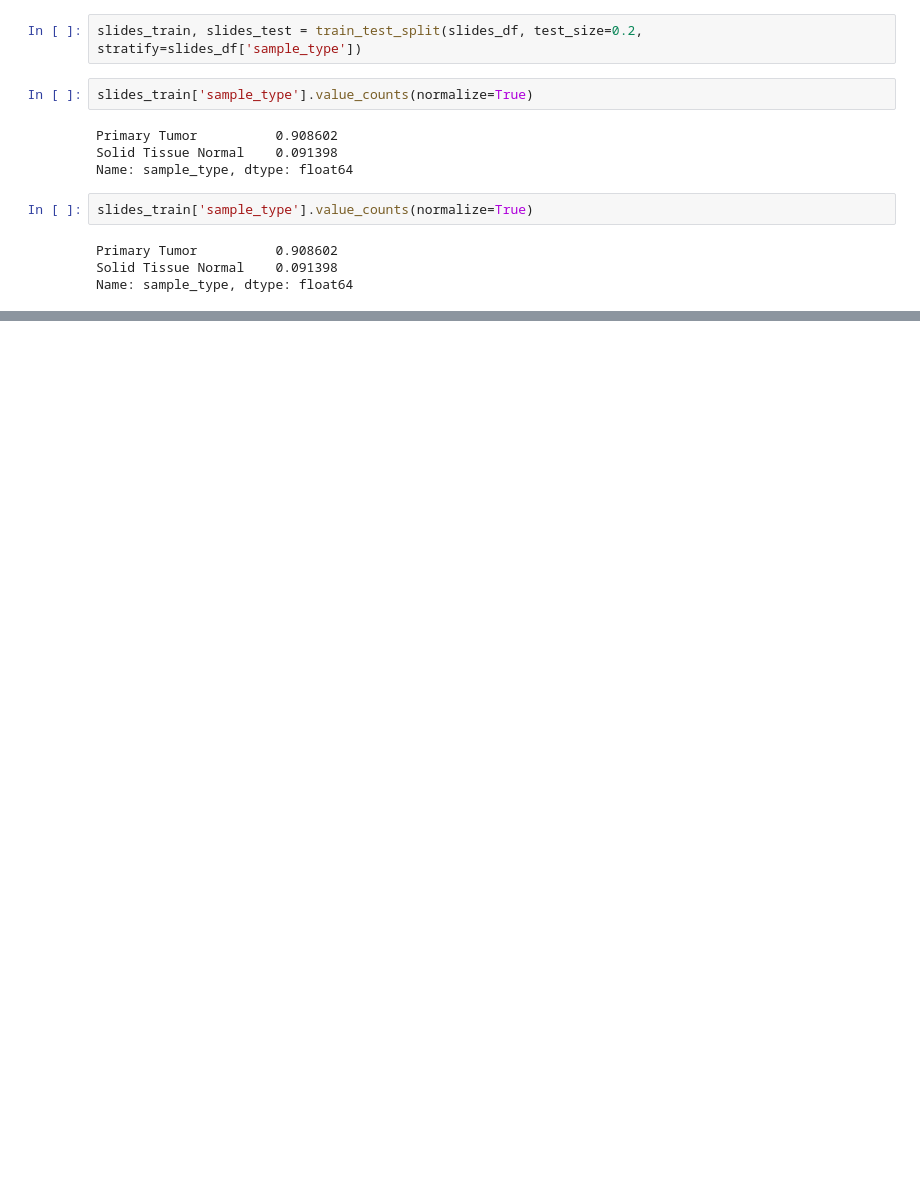
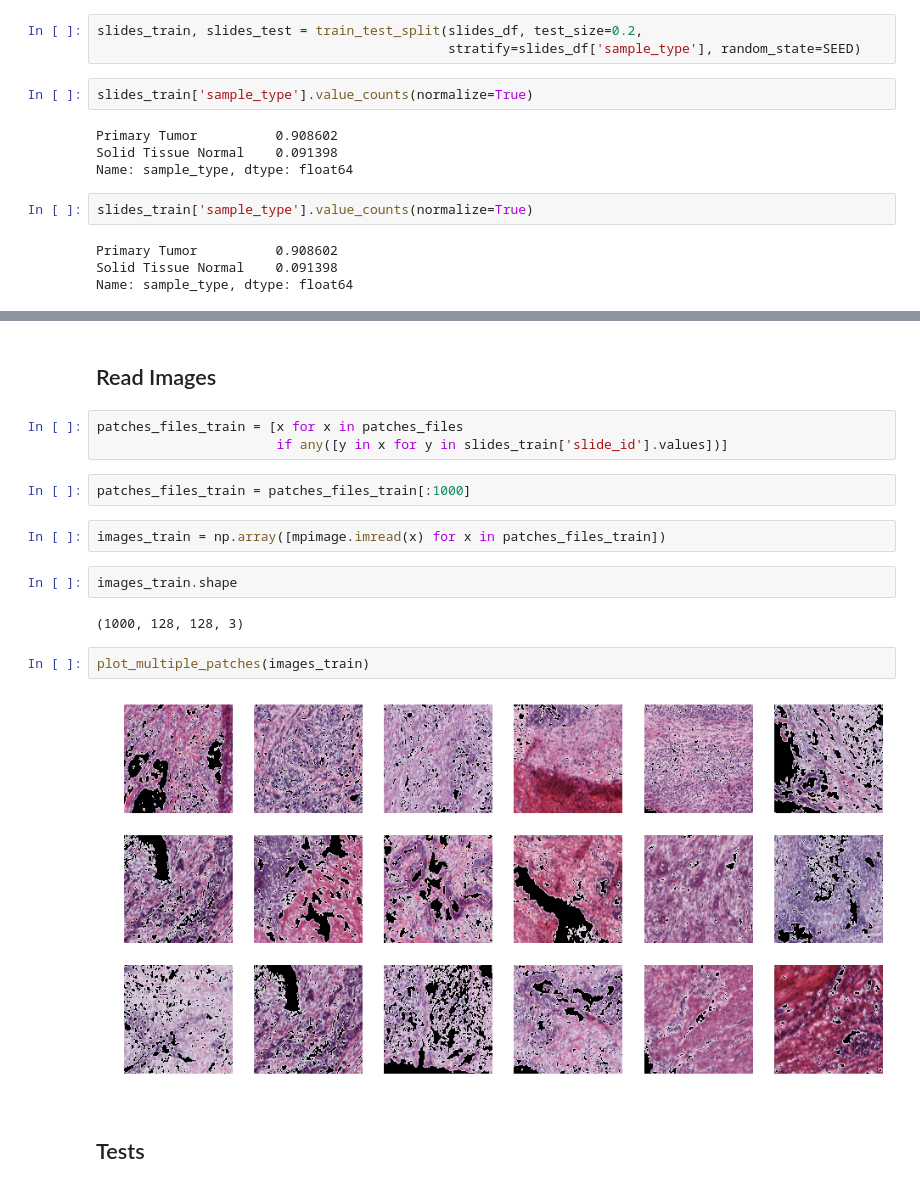
Before and after one commit to portizdegalisteo/TFM, a Jupyter notebook: model_training.ipynb, the cells around one changed output, grey strips where cells are left out. Cells and saved outputs as stored; diff of their text form; blank space fills up the shorter version.

```diff
--- a/model_training.ipynb
+++ b/model_training.ipynb
@@ -32,7 +44,8 @@ Primary Tumor          0.907527
 Solid Tissue Normal    0.092473
 Name: sample_type, dtype: float64
 # %%
-slides_train, slides_test = train_test_split(slides_df, test_size=0.2, stratify=slides_df['sample_type'])
+slides_train, slides_test = train_test_split(slides_df, test_size=0.2,
+                                             stratify=slides_df['sample_type'], random_state=SEED)
 # %%
 slides_train['sample_type'].value_counts(normalize=True)
 # %% [output]
@@ -68,0 +61,19 @@ slides_train
+# %% [markdown]
+## Read Images
+# %%
+patches_files_train = [x for x in patches_files
+                       if any([y in x for y in slides_train['slide_id'].values])]
+# %%
+patches_files_train = patches_files_train[:1000]
+# %%
+images_train = np.array([mpimage.imread(x) for x in patches_files_train])
+# %%
+images_train.shape
+# %% [output]
+(1000, 128, 128, 3)
+# %%
+plot_multiple_patches(images_train)
+# %% [output]
+[figure, added]
+# %% [markdown]
+## Tests
```
Also changed, not shown: parts of 12 cells of this notebook, 3 other files.
